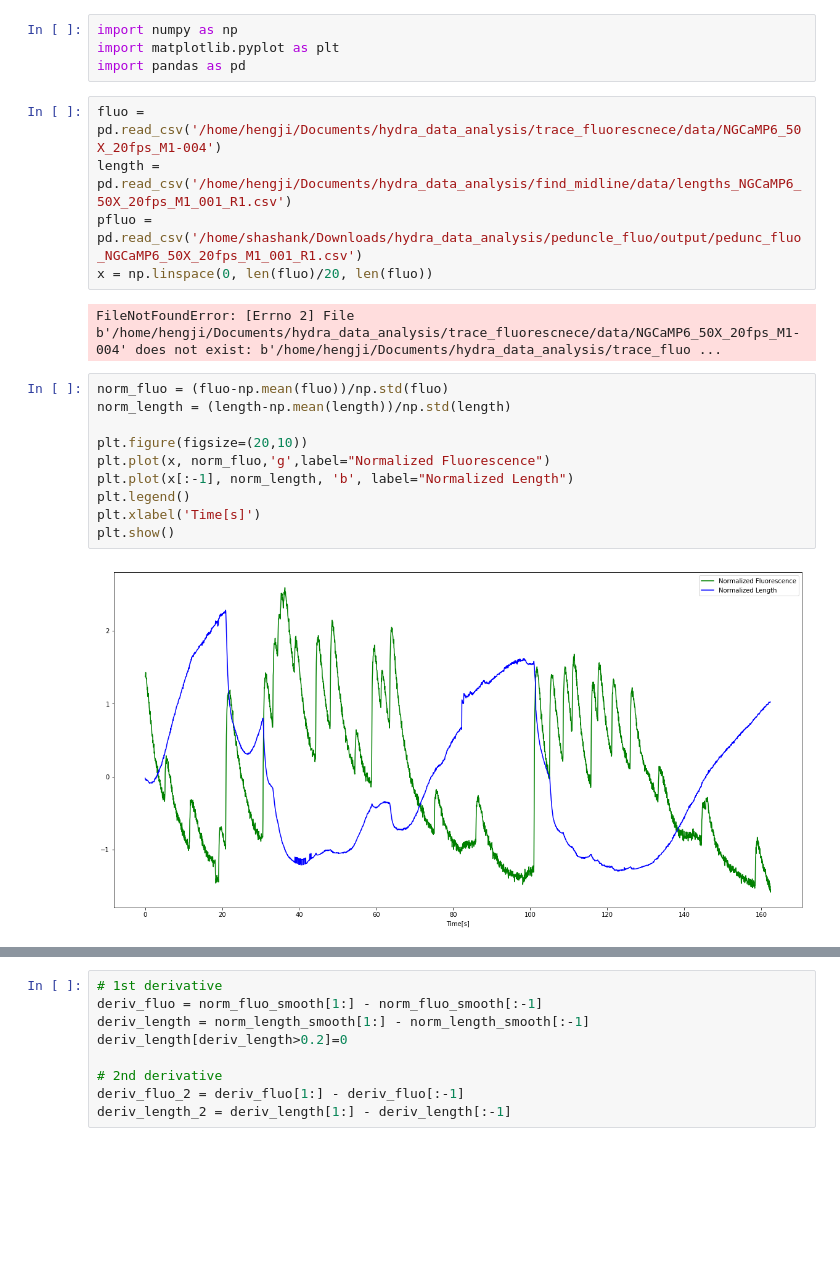
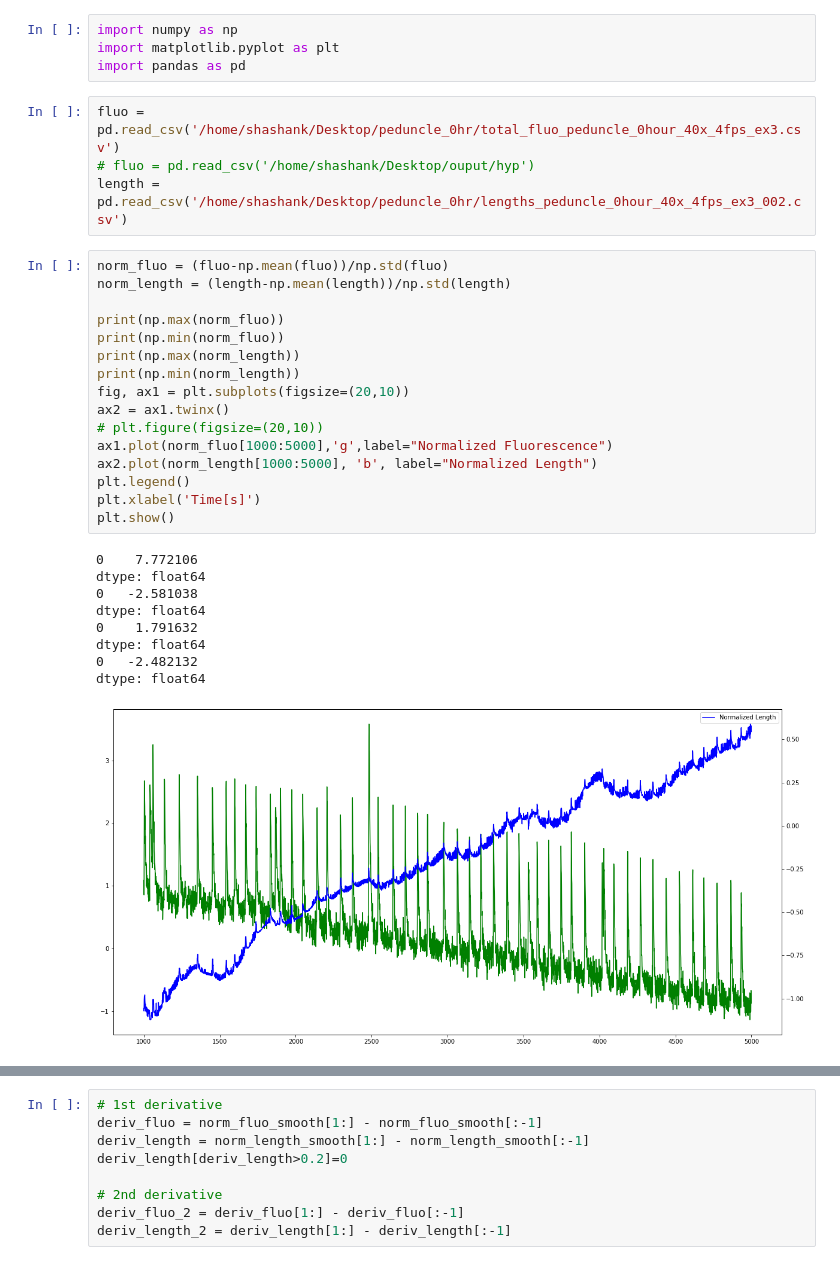
Before and after one commit to hengjiwang/hydracv, a Jupyter notebook: correlation_analysis/coorelation.ipynb, the cells around one changed output, grey strips where cells are left out. Saved outputs shown, nothing was run; the diff lists cells and outputs as text; blank space fills up the shorter version.

Commit message:
new data analysis

```diff
--- a/correlation_analysis/coorelation.ipynb
+++ b/correlation_analysis/coorelation.ipynb
@@ -2,25 +2,36 @@
 import numpy as np
 import matplotlib.pyplot as plt
 import pandas as pd
-# %%
-fluo = pd.read_csv('/home/hengji/Documents/hydra_data_analysis/trace_fluorescnece/data/NGCaMP6_50X_20fps_M1-004')
-length = pd.read_csv('/home/hengji/Documents/hydra_data_analysis/find_midline/data/lengths_NGCaMP6_50X_20fps_M1_001_R1.csv')
-pfluo = pd.read_csv('/home/shashank/Downloads/hydra_data_analysis/peduncle_fluo/output/pedunc_fluo_NGCaMP6_50X_20fps_M1_001_R1.csv')
-x = np.linspace(0, len(fluo)/20, len(fluo))
-# %% [output]
-FileNotFoundError: [Errno 2] File b'/home/hengji/Documents/hydra_data_analysis/trace_fluorescnece/data/NGCaMP6_50X_20fps_M1-004' does not exist: b'/home/hengji/Documents/hydra_data_analysis/trace_fluo ...
+# %%
+fluo = pd.read_csv('/home/shashank/Desktop/peduncle_0hr/total_fluo_peduncle_0hour_40x_4fps_ex3.csv')
+# fluo = pd.read_csv('/home/shashank/Desktop/ouput/hyp')
+length = pd.read_csv('/home/shashank/Desktop/peduncle_0hr/lengths_peduncle_0hour_40x_4fps_ex3_002.csv')
 # %%
 norm_fluo = (fluo-np.mean(fluo))/np.std(fluo)
 norm_length = (length-np.mean(length))/np.std(length)
 
-plt.figure(figsize=(20,10))
-plt.plot(x, norm_fluo,'g',label="Normalized Fluorescence")
-plt.plot(x[:-1], norm_length, 'b', label="Normalized Length")
+print(np.max(norm_fluo))
+print(np.min(norm_fluo))
+print(np.max(norm_length))
+print(np.min(norm_length))
+fig, ax1 = plt.subplots(figsize=(20,10))
+ax2 = ax1.twinx()
+# plt.figure(figsize=(20,10))
+ax1.plot(norm_fluo[1000:5000],'g',label="Normalized Fluorescence")
+ax2.plot(norm_length[1000:5000], 'b', label="Normalized Length")
 plt.legend()
 plt.xlabel('Time[s]')
 plt.show()
 # %% [output]
+0    7.772106
+dtype: float64
+0   -2.581038
+dtype: float64
+0    1.791632
+dtype: float64
+0   -2.482132
+dtype: float64
-[figure, old version]
+[figure, new version]
 # %%
 # Smooth data
 from scipy.signal import savgol_filter
```
Also changed, not shown: parts of 15 cells of this notebook.
